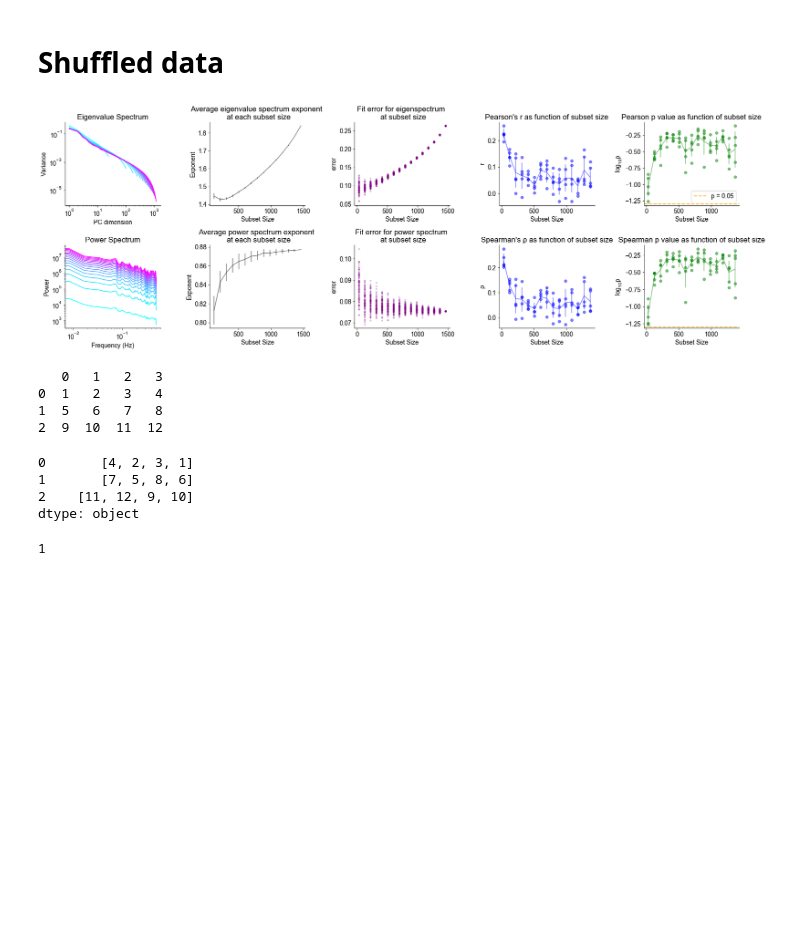
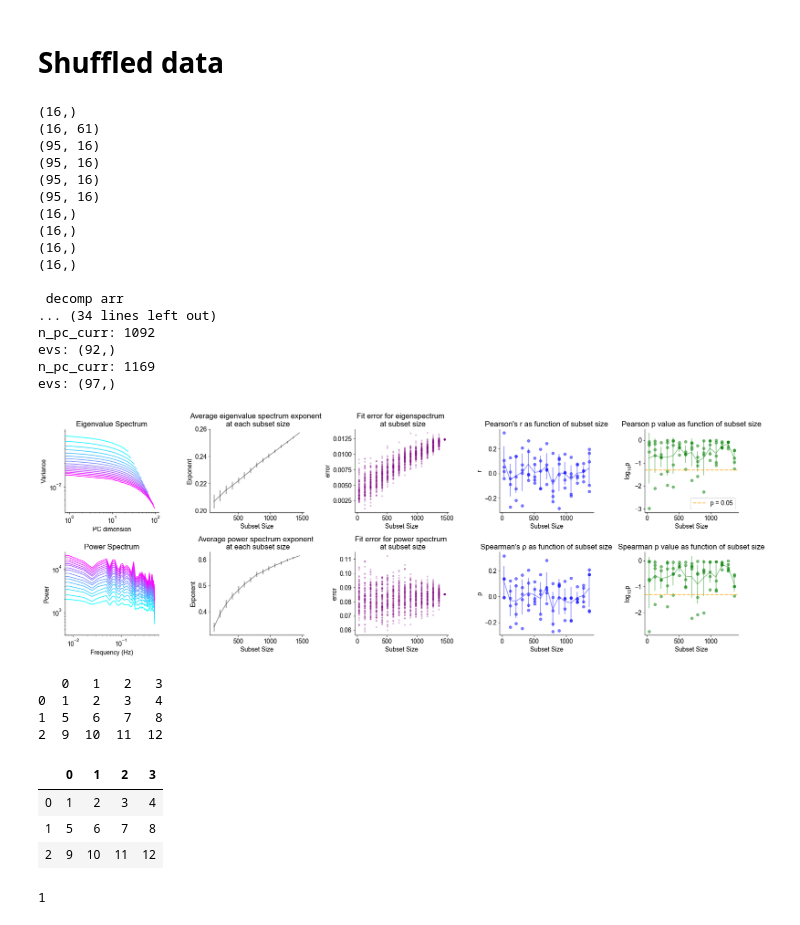
Before and after one commit to voytekresearch/galaxybrain, a Jupyter notebook: notebooks/explorative_analysis_plotting.ipynb, the cells around one changed output. Cells and saved outputs as stored; diff of their text form; code cells hidden in the pictures; blank space fills up the shorter version.

```diff
--- a/notebooks/explorative_analysis_plotting.ipynb
+++ b/notebooks/explorative_analysis_plotting.ipynb
@@ -16,6 +16,10 @@ import warnings
 import matplotlib.cbook
 warnings.filterwarnings("ignore",category=matplotlib.cbook.mplDeprecation)
 matplotlib.rc('figure', max_open_warning = 0)
+
+krebs_lens =   {k:v for k,v in [('all', 1462), ('CP', 176), ('HPF', 265), ('LS', 122), ('MB', 127), ('TH', 227), ('V1', 334)]}
+robbins_lens =   {k:v for k,v in [('all', 2688), ('FrMoCtx', 647), ('HPF', 333), ('LS', 133), ('RSP', 112), ('SomMoCtx', 220), ('TH', 638), ('V1', 251), ('V2', 124)]}
+waksman_lens =   {k:v for k,v in [('all', 2296), ('CP', 134), ('HPF', 155), ('TH', 1878)]}
 # %% [markdown]
 # This notebook is for investigating the results of analysis
 like correlation of subset size and average spectral exponent
@@ -257,13 +261,14 @@ Text(0.5, 0.04, '% neurons')
 # %% [markdown]
 ## misc
 # %%
+region = 'all'
 # just trying out plot_all_measures on one (mouse, region)
 save = 0
 n_iters = 95; n_pc = 0.8; f_range = [0,0.4]; pc_range = [0,None]
 decomp_arr = []
-subset_sizes = np.linspace(30,265,16, dtype=int)
+subset_sizes = np.linspace(30,krebs_lens[region],16, dtype=int)
 for i in range(4):
-    with np.load('../data/experiments/exp5/krebs/HPF/ramsey_' + str(i+1) + '.npz', allow_pickle=True) as data:
+    with np.load(f'../data/experiments/exp5/krebs/{region}/ramsey_' + str(i+1) + '.npz', allow_pickle=True) as data:
         eigs = data['eigs']
         pows = data['pows']
         space_r2 = data['space_r2']
@@ -287,33 +309,71 @@ if save:
 # Shuffled data
 # %%
 #ramsey_params
+region = 'all'
 n_iters = 95
 n_pc = 0.8
 pc_range = [0,1.0]
 f_range = [0,0.4]
 num_trials = 5
 shuffle = ('space',5)
 decomp_arr = []
-subset_sizes = np.linspace(30,1462,16, dtype=int)
+subset_sizes = np.linspace(30,krebs_lens[region],16, dtype=int)
 for i in range(5):
-    with np.load('../data/experiments/expTESTSPACE/krebs/all/ramsey_' + str(i+1) + '.npz', allow_pickle=True) as data:
+    with np.load(f'../data/experiments/expTESTSPACE/krebs/{region}/ramsey_' + str(i+1) + '.npz', allow_pickle=True) as data:
         eigs = data['eigs']
         pows = data['pows']
         space_er = data['space_er']
         time_er = data['time_er']
         pca_m = data['pca_m']
         ft_m = data['ft_m']
         psn_r = data['pearson_r']
         spn_r = data['spearman_rho']
         psn_p = data['pearson_p']
         spn_p = data['spearman_p']
-
+    if i == 1:
+        print(eigs.shape)
+        print(pows.shape)
+        print(space_er.shape)
+        print(time_er.shape)
+        print(pca_m.shape)
+        print(ft_m.shape)
+        print(psn_r.shape)
+        print(spn_r.shape)
+        print(psn_p.shape)
+        print(spn_p.shape)
     decomp_arr.append([pca_m, ft_m, psn_r, spn_r, psn_p, spn_p])
 
+
 decomp_arr = np.array(decomp_arr)
-ramsey.plot_all_measures(subset_sizes, space_er, time_er, n_iters, n_pc, f_range, pc_range, eigs, pows,decomp_arr[:,0].mean(0), decomp_arr[:,1].mean(0), decomp_arr[:,2], decomp_arr[:,3], decomp_arr[:,4], decomp_arr[:,5])
+print('\n decomp arr')
+for x in [ decomp_arr[:,0].mean(0), decomp_arr[:,1].mean(0), decomp_arr[:,2], decomp_arr[:,3], decomp_arr[:,4], decomp_arr[:,5]]:
+    print(x.shape)
+ramsey.plot_all_measures(subset_sizes, space_er, time_er, n_iters, n_pc, f_range, pc_range, eigs,
+                                                                         pows,decomp_arr[:,0].mean(0),
+                                                                         decomp_arr[:,1].mean(0),
+                                                                         decomp_arr[:,2],
+                                                                         decomp_arr[:,3],
+                                                                         decomp_arr[:,4],
+                                                                         decomp_arr[:,5])
 # %% [output]
+(16,)
+(16, 61)
+(95, 16)
+(95, 16)
+(95, 16)
+(95, 16)
+(16,)
+(16,)
+(16,)
+(16,)
+
+ decomp arr
+... (34 lines left out)
+n_pc_curr: 1092
+evs: (92,)
+n_pc_curr: 1169
+evs: (97,)
-[figure, old version]
+[figure, new version]
 # %%
 from galaxybrain import analysis_pipe
 # %%
@@ -322,16 +382,16 @@ x = pd.DataFrame(np.array([[1,2,3,4],
               [9,10,11,12]
              ]))
 print(x)
-analysis_pipe.shuffle_data(x,'space')
+analysis_pipe.shuffle_data(x,'time')
 # %% [output]
    0   1   2   3
 0  1   2   3   4
 1  5   6   7   8
 2  9  10  11  12
-0       [4, 2, 3, 1]
-1       [7, 5, 8, 6]
-2    [11, 12, 9, 10]
-dtype: object
+|  | 0 | 1 | 2 | 3 |
+| 0 | 1 | 2 | 3 | 4 |
+| 1 | 5 | 6 | 7 | 8 |
+| 2 | 9 | 10 | 11 | 12 |
 # %%
 shuffle = ('space',5)
 print (1) if shuffle else print(0)
```
Also changed, not shown: parts of 1 cell of this notebook, 6 other files.
